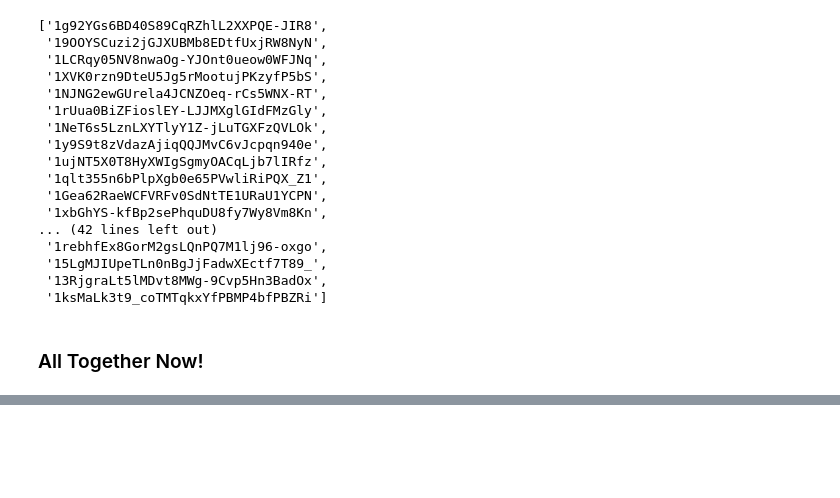
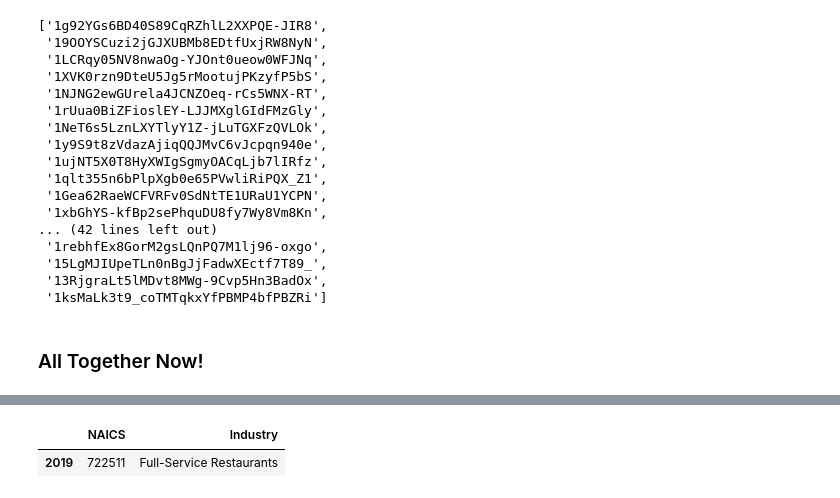
Before and after one commit to jomo06/CARES, a Jupyter notebook: python/notebooks/1.0-DWRM-EDA.ipynb, the cells around one changed output, grey strips where cells are left out. Cells and saved outputs as stored; diff of their text form; code cells hidden in the pictures; blank space fills up the shorter version.

```diff
--- a/python/notebooks/1.0-DWRM-EDA.ipynb
+++ b/python/notebooks/1.0-DWRM-EDA.ipynb
@@ -216,0 +255,6 @@ df['State'].value_counts()
+# %%
+# What is that NAICS code?
+naics = pd.read_csv('../data/Lookup Tables/NAICS Codes.csv',
+                    usecols=['NAICS', 'Industry'],
+                   encoding='latin-1')
+naics.info(memory_usage='deep')
@@ -216,0 +271,5 @@ df['State'].value_counts()
+# %%
+naics[naics['NAICS'] == '722511']
+# %% [output]
+|  | NAICS | Industry |
+| 2019 | 722511 | Full-Service Restaurants |
```
Also changed, not shown: parts of 17 cells of this notebook, 1 other file.
